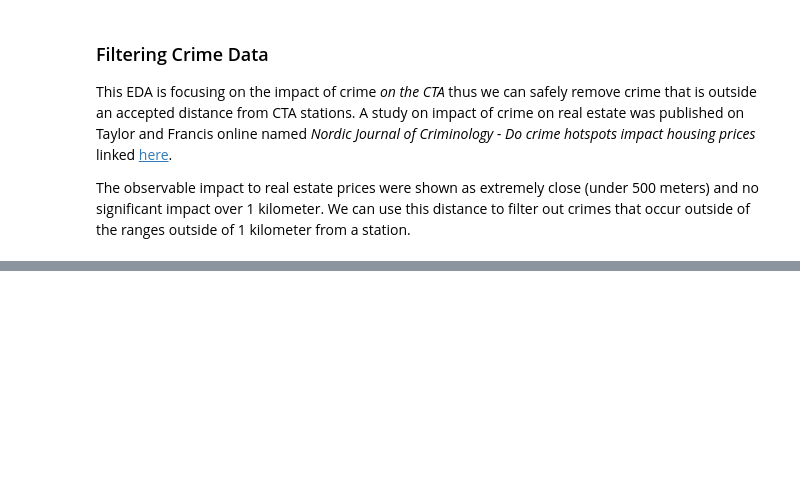
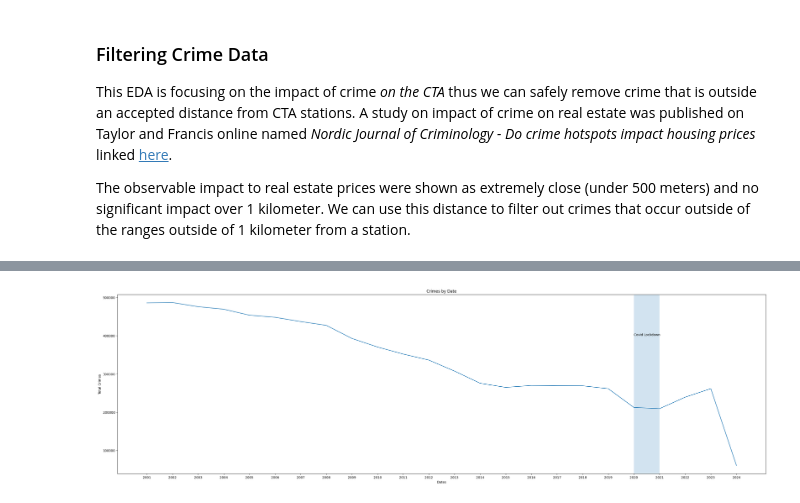
Before and after one commit to ascrivs/cta-analysis, a Jupyter notebook: cta-eda.ipynb, the cells around one changed output, grey strips where cells are left out. Saved outputs shown, nothing was run; the diff lists cells and outputs as text; code cells hidden in the pictures; blank space fills up the shorter version.

```diff
--- a/cta-eda.ipynb
+++ b/cta-eda.ipynb
@@ -549,0 +538,2 @@ array(['Austin-Forest Park', 'Harlem-Lake', 'Pulaski-Lake',
+# %%
+crimes = pd.read_csv("distance_calc_crimes.csv")
@@ -549,0 +567,17 @@ array(['Austin-Forest Park', 'Harlem-Lake', 'Pulaski-Lake',
+# %%
+grouped_crimes_count = crimes.groupby(crimes['date'].dt.year)['arrest'].count()
+crime_years = (crimes['date'].dt.year).unique()
+# %%
+plt.figure(figsize=(36,10))
+sns.lineplot(grouped_crimes_count)
+plt.title('Crimes by Date')
+plt.xlabel('Dates')
+plt.xticks(np.arange(crime_years.min(),(crime_years.max())+1, 1))
+plt.ylabel('Total Crimes')
+# plt.vlines(x=2021,ymin=0,ymax=500000)
+area_transparency = 0.2
+plt.text(x=2020,y=400000,s='Covid Lockdown')
+plt.axvspan(xmin=2020,xmax=2021,ymin=0,ymax=grouped_crimes_count.max(),alpha=area_transparency)
+plt.show()
+# %% [output]
+[figure, added]
```
Also changed, not shown: parts of 22 cells of this notebook, 1 other file.
